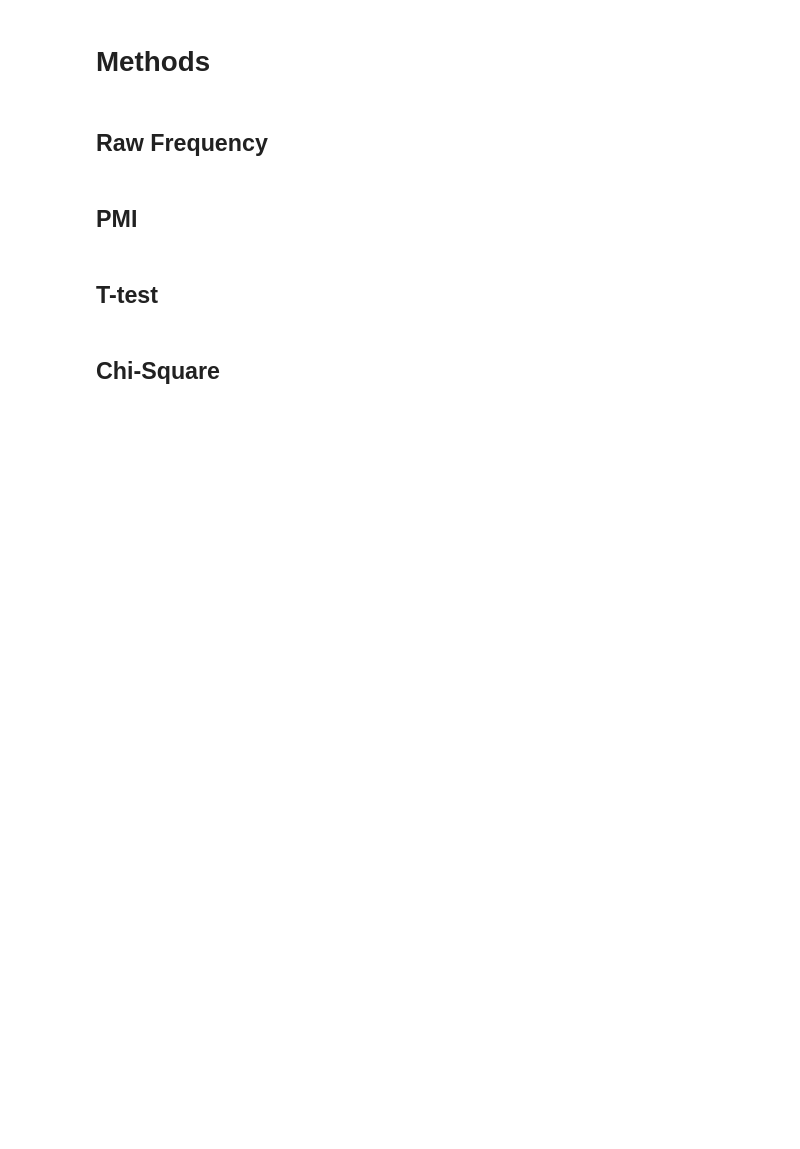
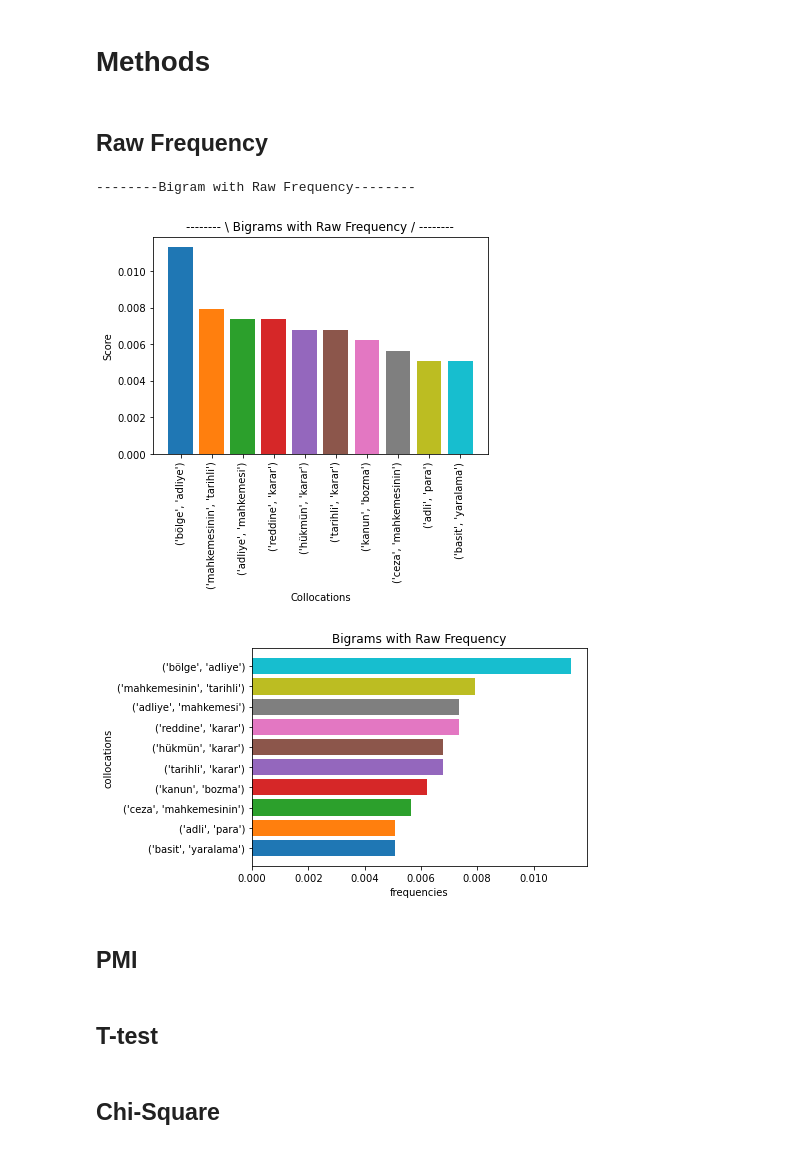
Before and after one commit to anilsenay/CSE4095S22_Grp4, a Jupyter notebook: Delivery 1 - Collocations/iteration1.ipynb, the cells around one changed output. Drawn from its saved outputs; the diff is of its cells as text; code cells hidden in the pictures; blank space fills up the shorter version.

Commit message:
charts are added

```diff
--- a/Delivery 1 - Collocations/iteration1.ipynb
+++ b/Delivery 1 - Collocations/iteration1.ipynb
@@ -168,11 +168,39 @@ if not os.path.exists("methods"):
 # %% [markdown]
 ## Raw Frequency
 # %%
+import pandas as pd
+import matplotlib.pyplot as plt
+import numpy as np
 bigramRawFreqTable = pd.DataFrame(list(bigram_finder.score_ngrams(bigrams.raw_freq)), columns=['Bigram','raw_freq']).sort_values(by='raw_freq', ascending=False)
 bigramRawFreqTable.to_csv('./methods/bigram/bigramRawFreqTable.csv', index = False, header=True)
+print("\n--------Bigram with Raw Frequency--------")
+data = pd.read_csv("./methods/bigram/bigramRawFreqTable.csv")
+words = []
+words = data.head(10)['Bigram']
+freqs = data.head(10)['raw_freq']
+colors = ['#1f77b4', '#ff7f0e', '#2ca02c', '#d62728', '#9467bd',
+          '#8c564b', '#e377c2', '#7f7f7f', '#bcbd22', '#17becf']
+reversed_words = words[::-1]
+reversed_freqs = freqs[::-1]
+plt.bar(words,freqs, color=colors)
+plt.title('-------- \ Bigrams with Raw Frequency / --------')
+plt.xticks(rotation=90)
+plt.xlabel('Collocations')
+plt.ylabel('Score')
+plt.show()
+
+plt.barh(reversed_words, reversed_freqs, color=colors)
+plt.ylabel("collocations")
+plt.xlabel("frequencies")
+plt.title("Bigrams with Raw Frequency")
+plt.show()
 
 trigramRawFreqTable = pd.DataFrame(list(trigram_finder.score_ngrams(trigrams.raw_freq)), columns=['Trigram','raw_freq']).sort_values(by='raw_freq', ascending=False)
 trigramRawFreqTable.to_csv('./methods/trigram/trigramRawFreqTable.csv', index = False, header=True)
+# %% [output]
+--------Bigram with Raw Frequency--------
+[figure, added]
+[figure, added]
 # %% [markdown]
 ## PMI
 # %%
```
Also changed, not shown: parts of 4 cells of this notebook.
